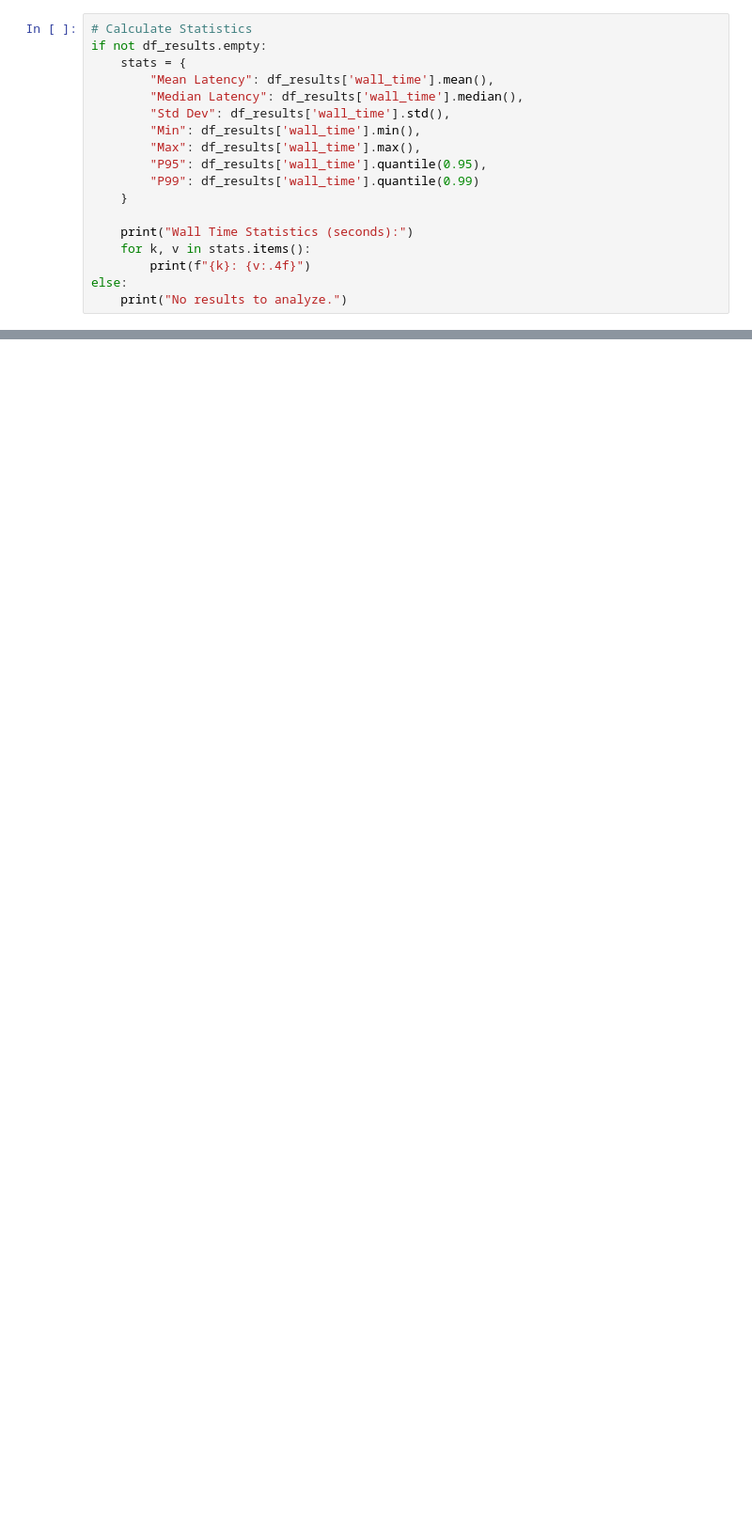
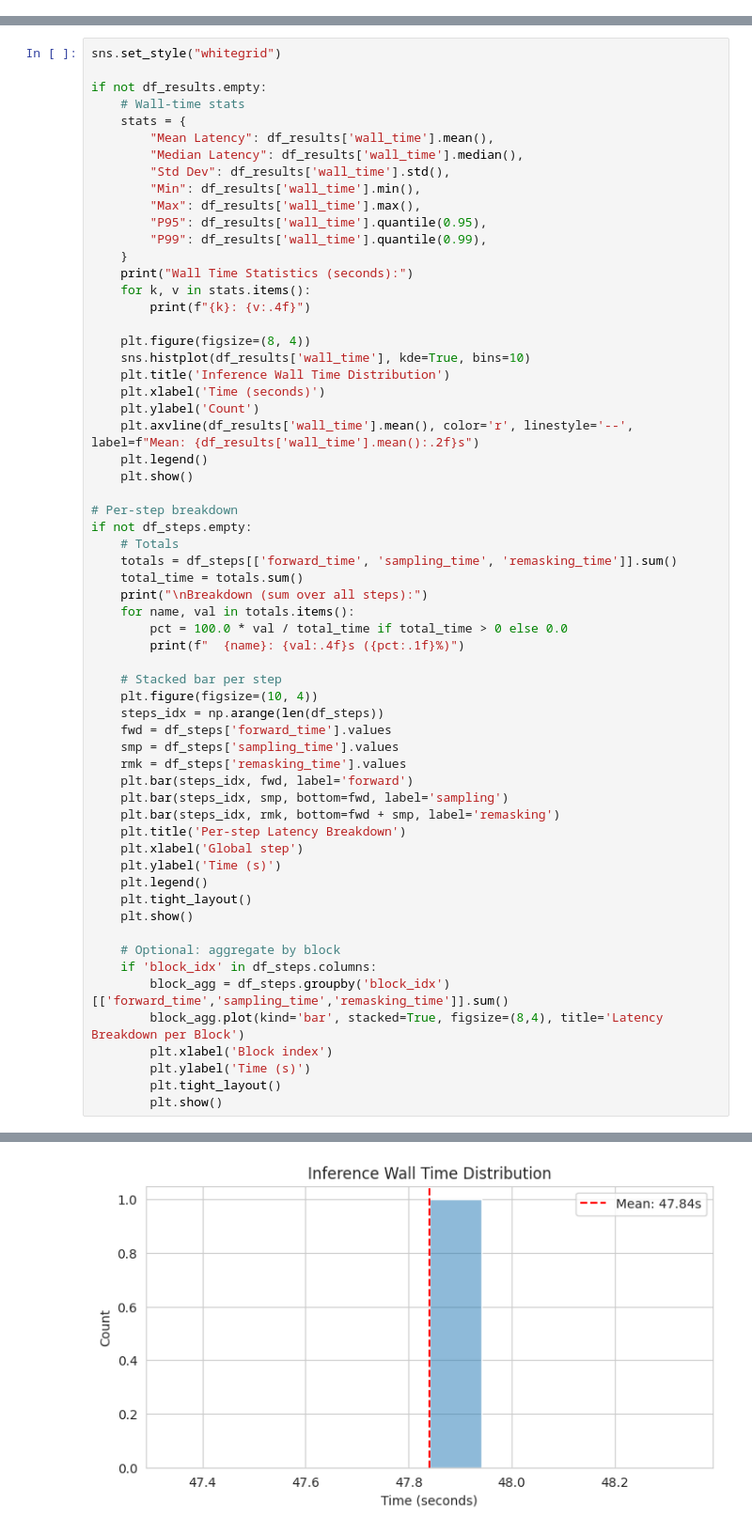
Before and after one commit to Bwoah-Kimi/LLaDA, a Jupyter notebook: inference_profiling.ipynb, the cells around one changed output, grey strips where cells are left out. Shown at 94% size. Drawn from its saved outputs; the diff is of its cells as text; blank space fills up the shorter version.

```diff
--- a/inference_profiling.ipynb
+++ b/inference_profiling.ipynb
@@ -277,18 +404,0 @@ df_steps = pd.DataFrame(all_step_details)
-# %%
-# Calculate Statistics
-if not df_results.empty:
-    stats = {
-        "Mean Latency": df_results['wall_time'].mean(),
-        "Median Latency": df_results['wall_time'].median(),
-        "Std Dev": df_results['wall_time'].std(),
-        "Min": df_results['wall_time'].min(),
-        "Max": df_results['wall_time'].max(),
-        "P95": df_results['wall_time'].quantile(0.95),
-        "P99": df_results['wall_time'].quantile(0.99)
-    }
-
-    print("Wall Time Statistics (seconds):")
-    for k, v in stats.items():
-        print(f"{k}: {v:.4f}")
-else:
-    print("No results to analyze.")
@@ -329,0 +409,62 @@ if not df_steps.empty:
+# %%
+sns.set_style("whitegrid")
+
+if not df_results.empty:
+    # Wall-time stats
+    stats = {
+        "Mean Latency": df_results['wall_time'].mean(),
+        "Median Latency": df_results['wall_time'].median(),
+        "Std Dev": df_results['wall_time'].std(),
+        "Min": df_results['wall_time'].min(),
+        "Max": df_results['wall_time'].max(),
+        "P95": df_results['wall_time'].quantile(0.95),
+        "P99": df_results['wall_time'].quantile(0.99),
+    }
+    print("Wall Time Statistics (seconds):")
+    for k, v in stats.items():
+        print(f"{k}: {v:.4f}")
+
+    plt.figure(figsize=(8, 4))
+    sns.histplot(df_results['wall_time'], kde=True, bins=10)
+    plt.title('Inference Wall Time Distribution')
+    plt.xlabel('Time (seconds)')
+    plt.ylabel('Count')
+    plt.axvline(df_results['wall_time'].mean(), color='r', linestyle='--', label=f"Mean: {df_results['wall_time'].mean():.2f}s")
+    plt.legend()
+    plt.show()
+
+# Per-step breakdown
+if not df_steps.empty:
+    # Totals
+    totals = df_steps[['forward_time', 'sampling_time', 'remasking_time']].sum()
+    total_time = totals.sum()
+    print("\nBreakdown (sum over all steps):")
+    for name, val in totals.items():
+        pct = 100.0 * val / total_time if total_time > 0 else 0.0
+        print(f"  {name}: {val:.4f}s ({pct:.1f}%)")
+
+    # Stacked bar per step
+    plt.figure(figsize=(10, 4))
+    steps_idx = np.arange(len(df_steps))
+    fwd = df_steps['forward_time'].values
+    smp = df_steps['sampling_time'].values
+    rmk = df_steps['remasking_time'].values
+    plt.bar(steps_idx, fwd, label='forward')
+    plt.bar(steps_idx, smp, bottom=fwd, label='sampling')
+    plt.bar(steps_idx, rmk, bottom=fwd + smp, label='remasking')
+    plt.title('Per-step Latency Breakdown')
+    plt.xlabel('Global step')
+    plt.ylabel('Time (s)')
+    plt.legend()
+    plt.tight_layout()
+    plt.show()
+
+    # Optional: aggregate by block
+    if 'block_idx' in df_steps.columns:
+        block_agg = df_steps.groupby('block_idx')[['forward_time','sampling_time','remasking_time']].sum()
+        block_agg.plot(kind='bar', stacked=True, figsize=(8,4), title='Latency Breakdown per Block')
+        plt.xlabel('Block index')
+        plt.ylabel('Time (s)')
+        plt.tight_layout()
+        plt.show()
+# %% [output]
@@ -329,0 +479 @@ if not df_steps.empty:
+[figure, added]
```
Also changed, not shown: parts of 13 cells of this notebook.
